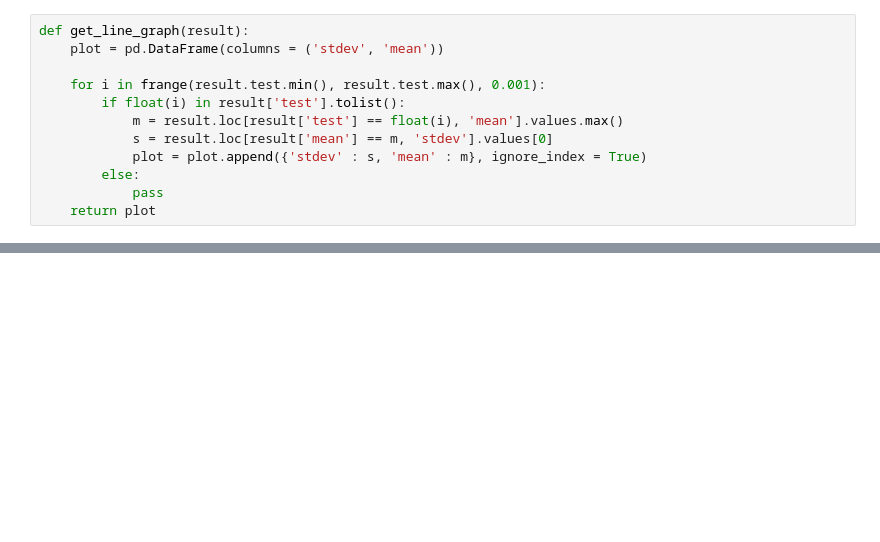
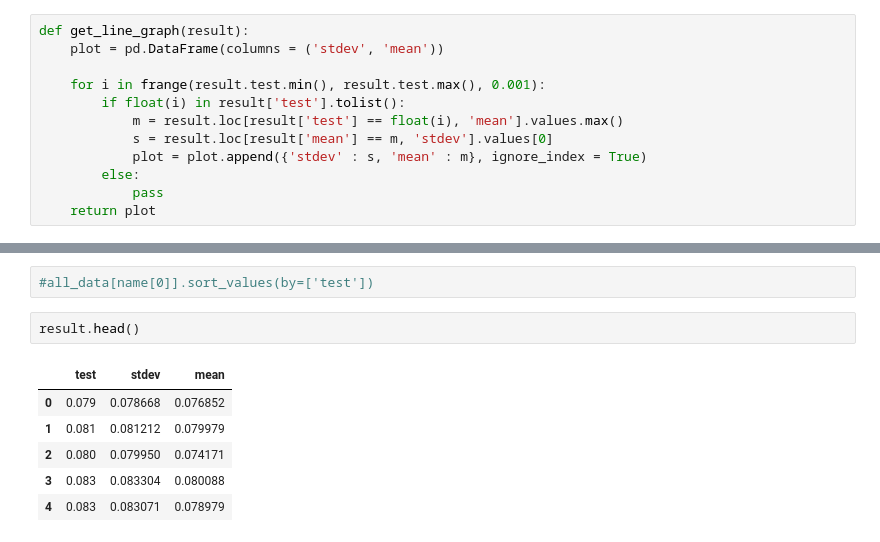
Before and after one commit to kanglee83/Python-Program, a Jupyter notebook: 107-2 Studies of Robo Advisors/HW1 MonteCarlo for funds' asset pool/Efficient Frontier.ipynb, the cells around one changed output, grey strips where cells are left out. Cells and saved outputs as stored; diff of their text form; blank space fills up the shorter version.

```diff
--- a/107-2 Studies of Robo Advisors/HW1 MonteCarlo for funds' asset pool/Efficient Frontier.ipynb
+++ b/107-2 Studies of Robo Advisors/HW1 MonteCarlo for funds' asset pool/Efficient Frontier.ipynb
@@ -135,0 +165,11 @@ Text(0, 0.5, 'Expected Return')
+# %%
+#all_data[name[0]].sort_values(by=['test'])
+# %%
+result.head()
+# %% [output]
+|  | test | stdev | mean |
+| 0 | 0.079 | 0.078668 | 0.076852 |
+| 1 | 0.081 | 0.081212 | 0.079979 |
+| 2 | 0.080 | 0.079950 | 0.074171 |
+| 3 | 0.083 | 0.083304 | 0.080088 |
+| 4 | 0.083 | 0.083071 | 0.078979 |
```
Also changed, not shown: parts of 7 cells of this notebook.
